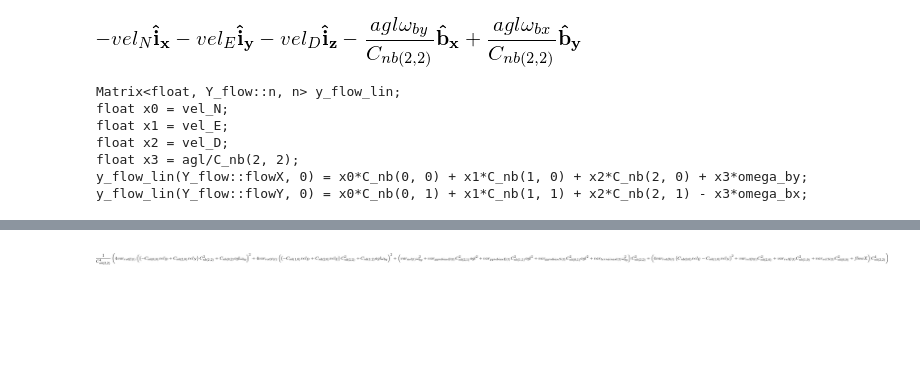
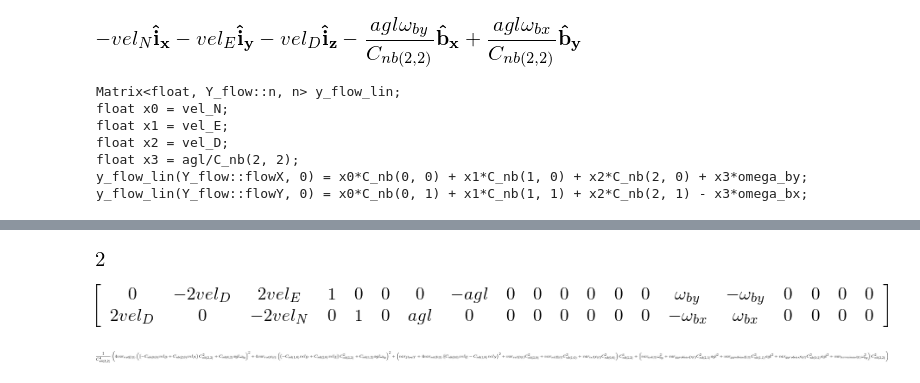
Before and after one commit to jgoppert/iekf_analysis, a Jupyter notebook: Measurement Jacobians.ipynb, the cells around one changed output, grey strips where cells are left out. Drawn from its saved outputs; the diff is of its cells as text; code cells hidden in the pictures; blank space fills up the shorter version.

```diff
--- a/Measurement Jacobians.ipynb
+++ b/Measurement Jacobians.ipynb
@@ -264,2 +293,10 @@ H_flow
+# %%
+H_flow.shape[0]
+# %% [output]
+[figure, added]
+# %%
+H_flow.subs(sub_C_nb_rev).subs({phi: 0, theta:0, psi:0})
+# %% [output]
+[figure, added]
 # %%
 P = sympy.diag(*[sympy.Symbol('var_' + str(xi)) for xi in xe])
```
Also changed, not shown: parts of 8 cells of this notebook, 1 other file.
